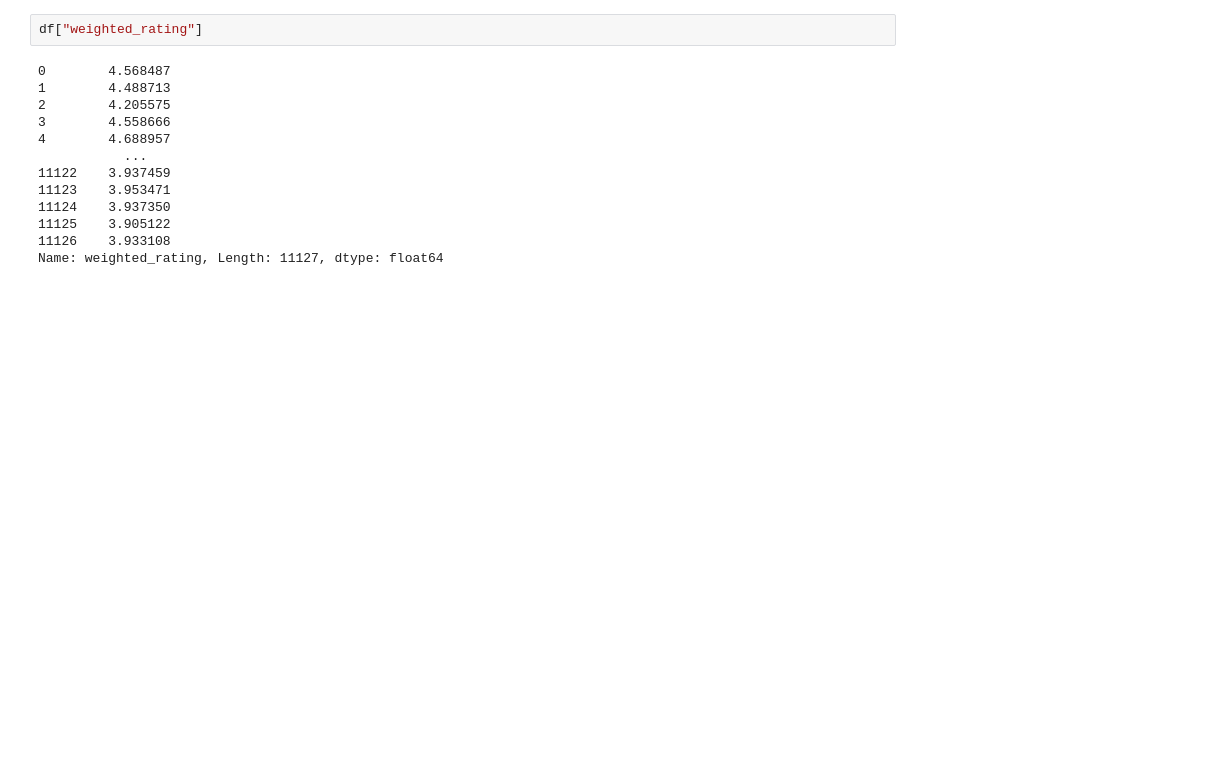
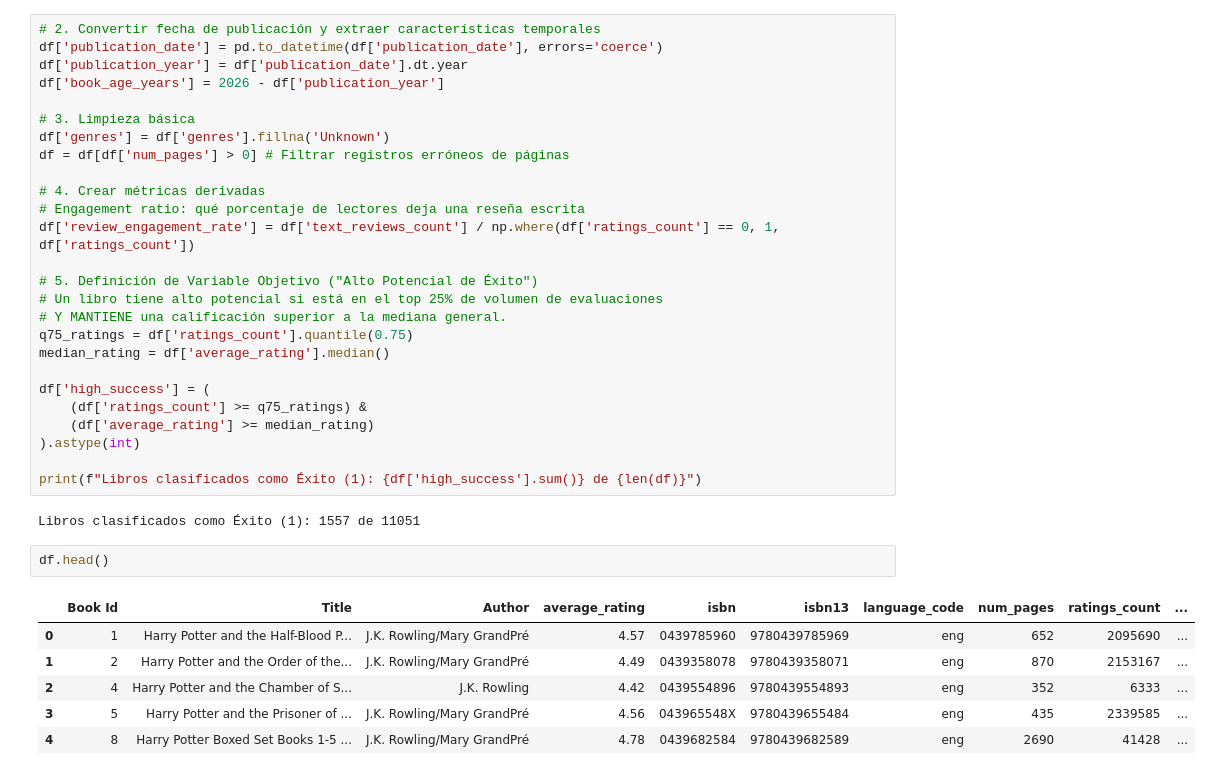
Before and after one commit to danischulday/ProyectoFinal-DataAnalysisconPython, a Jupyter notebook: notebook.ipynb, the cells around one changed output. Drawn from its saved outputs; the diff is of its cells as text; blank space fills up the shorter version.

```diff
--- a/notebook.ipynb
+++ b/notebook.ipynb
@@ -151,15 +50,37 @@ Name: count, dtype: int64
+# %%
+# 2. Convertir fecha de publicación y extraer características temporales
+df['publication_date'] = pd.to_datetime(df['publication_date'], errors='coerce')
+df['publication_year'] = df['publication_date'].dt.year
+df['book_age_years'] = 2026 - df['publication_year']
+
+# 3. Limpieza básica
+df['genres'] = df['genres'].fillna('Unknown')
+df = df[df['num_pages'] > 0] # Filtrar registros erróneos de páginas
+
+# 4. Crear métricas derivadas
+# Engagement ratio: qué porcentaje de lectores deja una reseña escrita
+df['review_engagement_rate'] = df['text_reviews_count'] / np.where(df['ratings_count'] == 0, 1, df['ratings_count'])
+
+# 5. Definición de Variable Objetivo ("Alto Potencial de Éxito")
+# Un libro tiene alto potencial si está en el top 25% de volumen de evaluaciones
+# Y MANTIENE una calificación superior a la mediana general.
+q75_ratings = df['ratings_count'].quantile(0.75)
+median_rating = df['average_rating'].median()
+
+df['high_success'] = (
+    (df['ratings_count'] >= q75_ratings) &
+    (df['average_rating'] >= median_rating)
+).astype(int)
+
+print(f"Libros clasificados como Éxito (1): {df['high_success'].sum()} de {len(df)}")
+# %% [output]
+Libros clasificados como Éxito (1): 1557 de 11051
 # %%
-df["weighted_rating"]
+df.head()
 # %% [output]
-0        4.568487
-1        4.488713
-2        4.205575
-3        4.558666
-4        4.688957
-           ...
-11122    3.937459
-11123    3.953471
-11124    3.937350
-11125    3.905122
-11126    3.933108
-Name: weighted_rating, Length: 11127, dtype: float64
+|  | Book Id | Title | Author | average_rating | isbn | isbn13 | language_code | num_pages | ratings_count | ... |
+| 0 | 1 | Harry Potter and the Half-Blood P... | J.K. Rowling/Mary GrandPré | 4.57 | 0439785960 | 9780439785969 | eng | 652 | 2095690 | ... |
+| 1 | 2 | Harry Potter and the Order of the... | J.K. Rowling/Mary GrandPré | 4.49 | 0439358078 | 9780439358071 | eng | 870 | 2153167 | ... |
+| 2 | 4 | Harry Potter and the Chamber of S... | J.K. Rowling | 4.42 | 0439554896 | 9780439554893 | eng | 352 | 6333 | ... |
+| 3 | 5 | Harry Potter and the Prisoner of ... | J.K. Rowling/Mary GrandPré | 4.56 | 043965548X | 9780439655484 | eng | 435 | 2339585 | ... |
+| 4 | 8 | Harry Potter Boxed Set Books 1-5 ... | J.K. Rowling/Mary GrandPré | 4.78 | 0439682584 | 9780439682589 | eng | 2690 | 41428 | ... |
```
Also changed, not shown: parts of 24 cells of this notebook, 1 other file.
